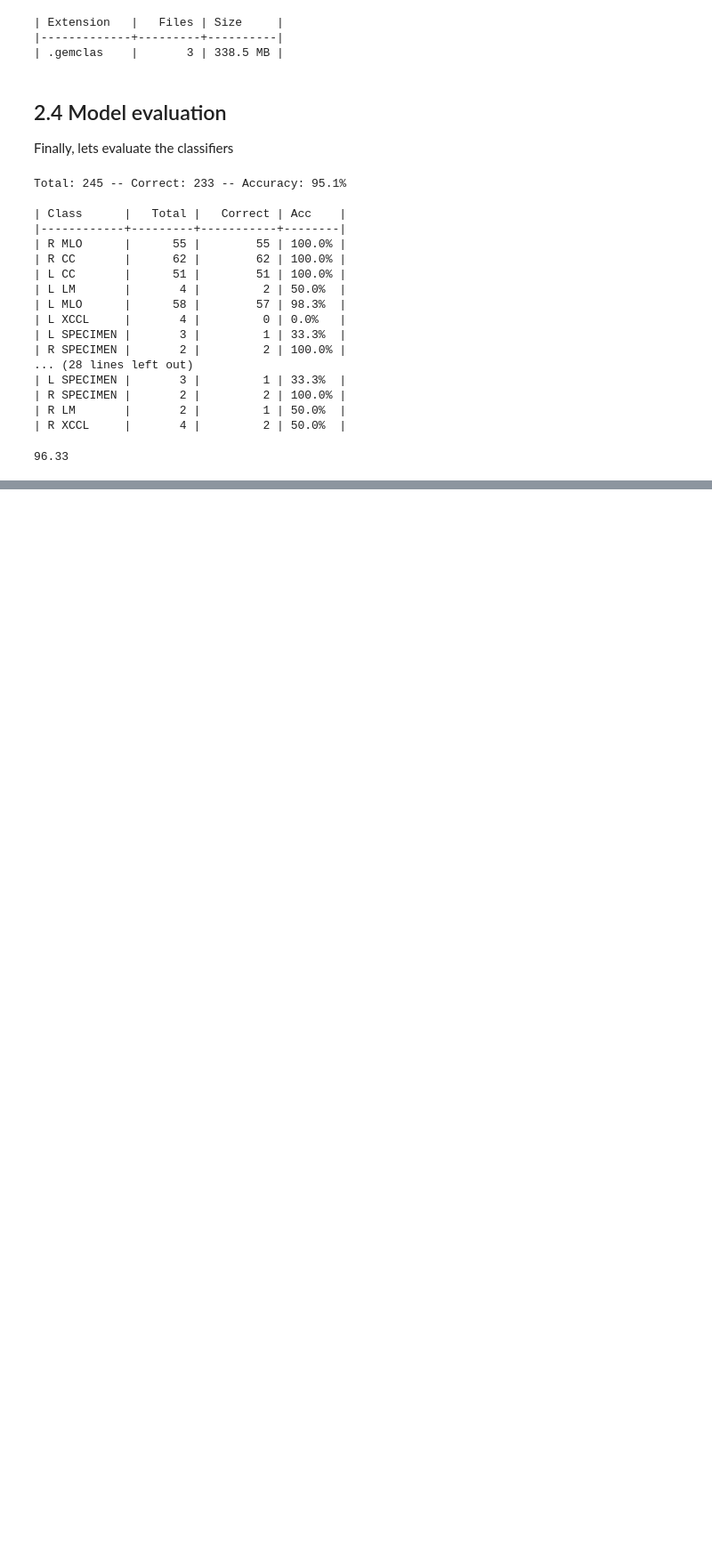
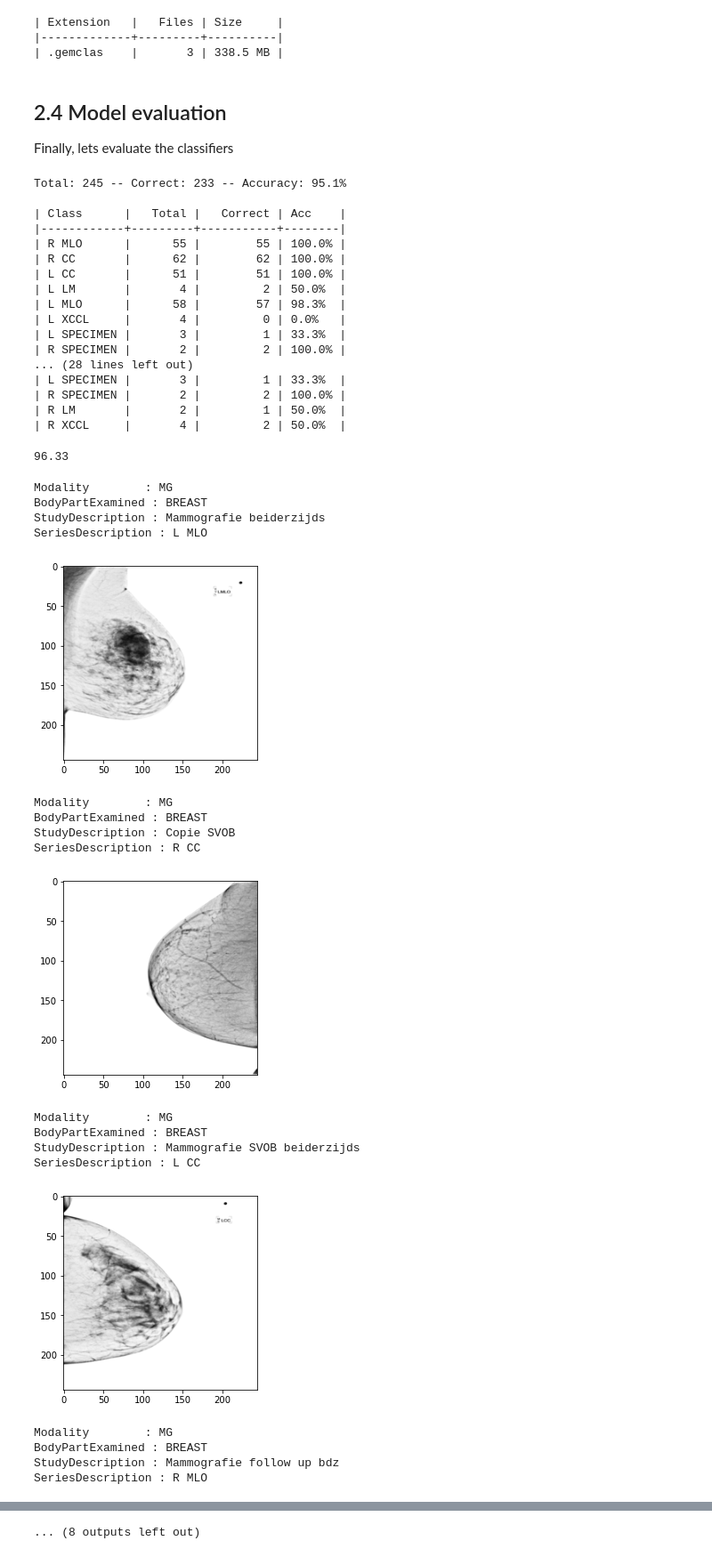
Before and after one commit to Gemicai/Gemicai, a Jupyter notebook: gemicai_tutorial_2.ipynb, the cells around one changed output, grey strips where cells are left out. Shown: that part at 89% size. Drawn from its saved outputs; the diff is of its cells as text; code cells hidden in the pictures; blank space fills up the shorter version.

```diff
--- a/gemicai_tutorial_2.ipynb
+++ b/gemicai_tutorial_2.ipynb
@@ -300,3 +292,25 @@ Total: 245 -- Correct: 233 -- Accuracy: 95.1%
 | R LM       |       2 |         1 | 50.0%  |
 | R XCCL     |       4 |         2 | 50.0%  |
 96.33
+# %%
+testset.plot_one_of_every('SeriesDescription')
+# %% [output]
+Modality        : MG
+BodyPartExamined : BREAST
+StudyDescription : Mammografie beiderzijds
+SeriesDescription : L MLO
+[figure, added]
+Modality        : MG
+BodyPartExamined : BREAST
+StudyDescription : Copie SVOB
+SeriesDescription : R CC
+[figure, added]
+Modality        : MG
+BodyPartExamined : BREAST
+StudyDescription : Mammografie SVOB beiderzijds
+SeriesDescription : L CC
+[figure, added]
+Modality        : MG
+BodyPartExamined : BREAST
+StudyDescription : Mammografie follow up bdz
+SeriesDescription : R MLO
@@ -302,0 +328 @@ Total: 245 -- Correct: 233 -- Accuracy: 95.1%
+... (8 outputs left out)
```
Also changed, not shown: parts of 6 cells of this notebook, 1 other file.
